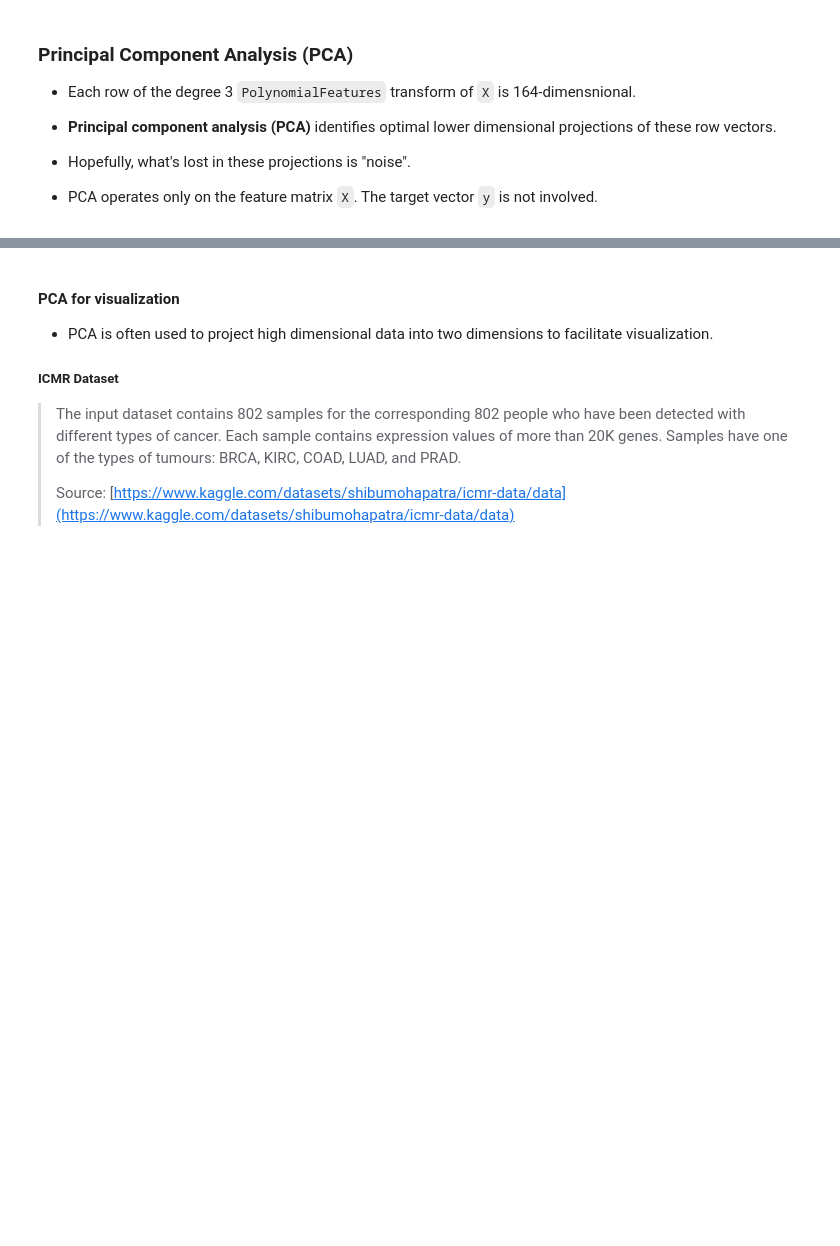
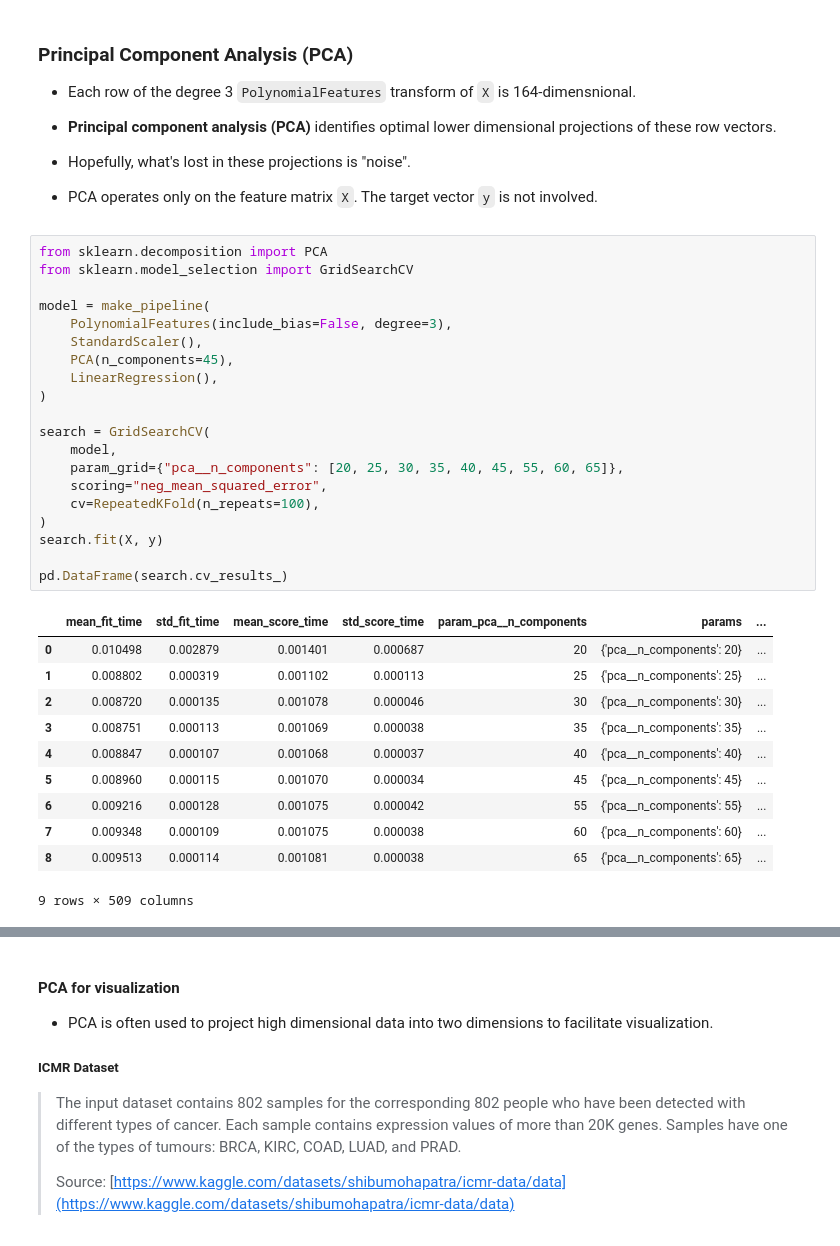
Before and after one commit to mgreenbe/DATA607S2025, a Jupyter notebook: lecture06.ipynb, the cells around one changed output, grey strips where cells are left out. Saved outputs shown, nothing was run; the diff lists cells and outputs as text; blank space fills up the shorter version.

```diff
--- a/lecture06.ipynb
+++ b/lecture06.ipynb
@@ -85,3 +85,35 @@ PolynomialFeatures(degree=3).fit_transform(X).shape
 - Hopefully, what's lost in these projections is "noise".
 
 - PCA operates only on the feature matrix `X`. The target vector `y` is not involved.
+# %%
+from sklearn.decomposition import PCA
+from sklearn.model_selection import GridSearchCV
+
+model = make_pipeline(
+    PolynomialFeatures(include_bias=False, degree=3),
+    StandardScaler(),
+    PCA(n_components=45),
+    LinearRegression(),
+)
+
+search = GridSearchCV(
+    model,
+    param_grid={"pca__n_components": [20, 25, 30, 35, 40, 45, 55, 60, 65]},
+    scoring="neg_mean_squared_error",
+    cv=RepeatedKFold(n_repeats=100),
+)
+search.fit(X, y)
+
+pd.DataFrame(search.cv_results_)
+# %% [output]
+|  | mean_fit_time | std_fit_time | mean_score_time | std_score_time | param_pca__n_components | params | ... |
+| 0 | 0.010498 | 0.002879 | 0.001401 | 0.000687 | 20 | {'pca__n_components': 20} | ... |
+| 1 | 0.008802 | 0.000319 | 0.001102 | 0.000113 | 25 | {'pca__n_components': 25} | ... |
+| 2 | 0.008720 | 0.000135 | 0.001078 | 0.000046 | 30 | {'pca__n_components': 30} | ... |
+| 3 | 0.008751 | 0.000113 | 0.001069 | 0.000038 | 35 | {'pca__n_components': 35} | ... |
+| 4 | 0.008847 | 0.000107 | 0.001068 | 0.000037 | 40 | {'pca__n_components': 40} | ... |
+| 5 | 0.008960 | 0.000115 | 0.001070 | 0.000034 | 45 | {'pca__n_components': 45} | ... |
+| 6 | 0.009216 | 0.000128 | 0.001075 | 0.000042 | 55 | {'pca__n_components': 55} | ... |
+| 7 | 0.009348 | 0.000109 | 0.001075 | 0.000038 | 60 | {'pca__n_components': 60} | ... |
+| 8 | 0.009513 | 0.000114 | 0.001081 | 0.000038 | 65 | {'pca__n_components': 65} | ... |
+9 rows × 509 columns
```
Also changed, not shown: parts of 6 cells of this notebook.
